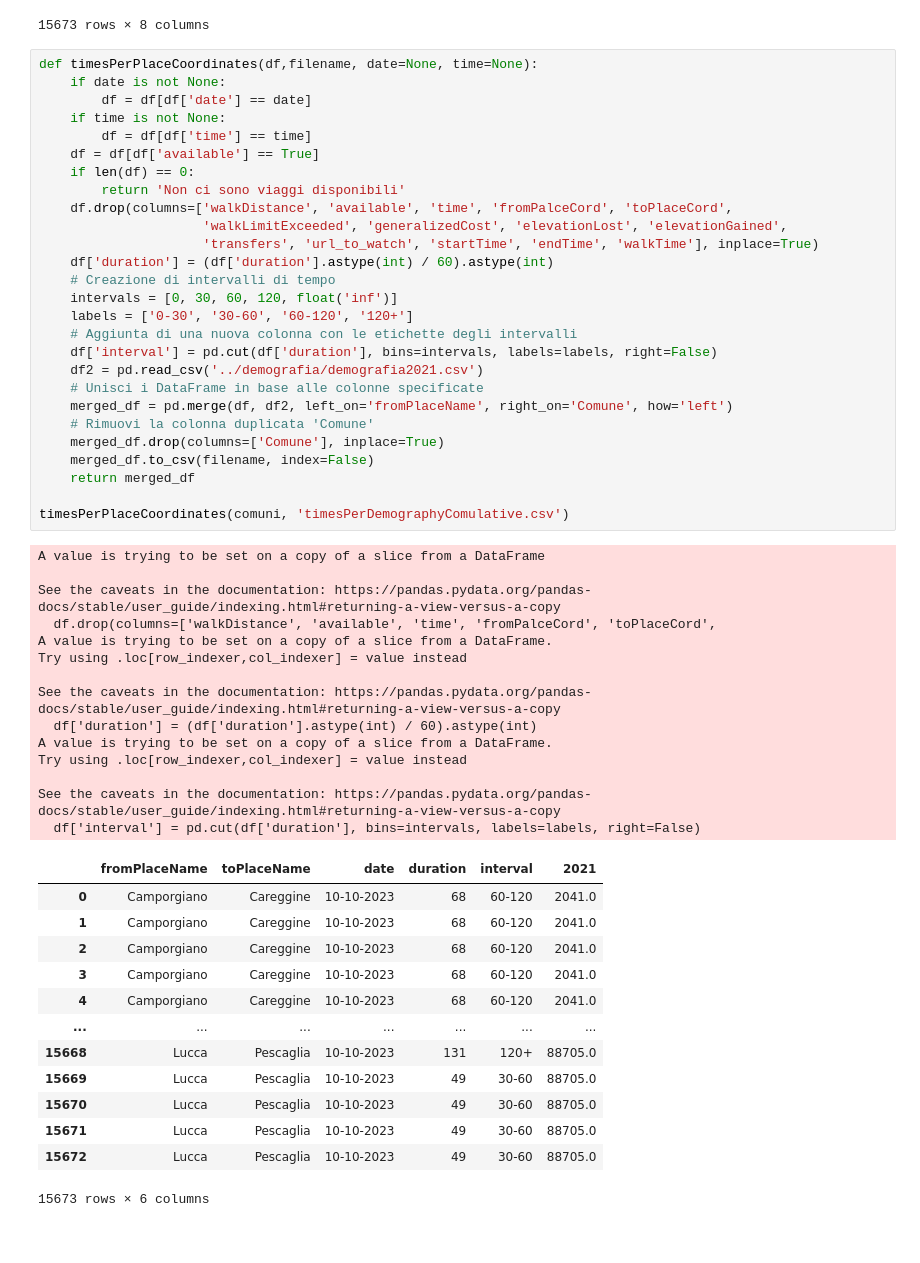
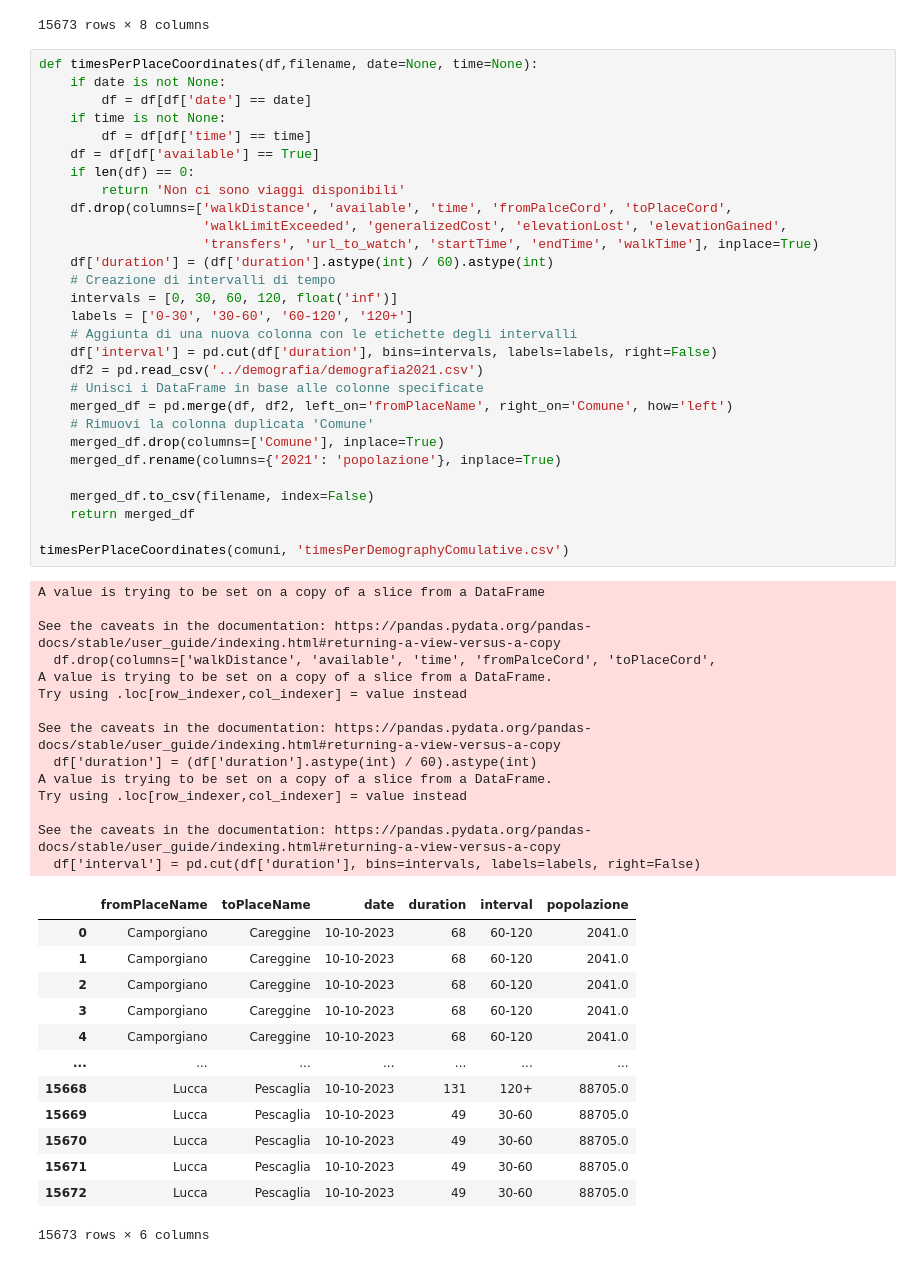
Before and after one commit to bianchi-john/OTPBorghi, a Jupyter notebook: histogram or scatterplot/histogram or scatterplot.ipynb, the cells around one changed output. Cells and saved outputs as stored; diff of their text form.

Commit message:
rename column in dataframe

```diff
--- a/histogram or scatterplot/histogram or scatterplot.ipynb
+++ b/histogram or scatterplot/histogram or scatterplot.ipynb
@@ -123,34 +123,36 @@ def timesPerPlaceCoordinates(df,filename, date=None, time=None):
     df['duration'] = (df['duration'].astype(int) / 60).astype(int)
     # Creazione di intervalli di tempo
     intervals = [0, 30, 60, 120, float('inf')]
     labels = ['0-30', '30-60', '60-120', '120+']
     # Aggiunta di una nuova colonna con le etichette degli intervalli
     df['interval'] = pd.cut(df['duration'], bins=intervals, labels=labels, right=False)
     df2 = pd.read_csv('../demografia/demografia2021.csv')
     # Unisci i DataFrame in base alle colonne specificate
     merged_df = pd.merge(df, df2, left_on='fromPlaceName', right_on='Comune', how='left')
     # Rimuovi la colonna duplicata 'Comune'
     merged_df.drop(columns=['Comune'], inplace=True)
+    merged_df.rename(columns={'2021': 'popolazione'}, inplace=True)
+
     merged_df.to_csv(filename, index=False)
     return merged_df
 
 timesPerPlaceCoordinates(comuni, 'timesPerDemographyComulative.csv')
 # %% [output]
 A value is trying to be set on a copy of a slice from a DataFrame
 
 See the caveats in the documentation: https://pandas.pydata.org/pandas-docs/stable/user_guide/indexing.html#returning-a-view-versus-a-copy
   df.drop(columns=['walkDistance', 'available', 'time', 'fromPalceCord', 'toPlaceCord',
 A value is trying to be set on a copy of a slice from a DataFrame.
 Try using .loc[row_indexer,col_indexer] = value instead
 
 See the caveats in the documentation: https://pandas.pydata.org/pandas-docs/stable/user_guide/indexing.html#returning-a-view-versus-a-copy
   df['duration'] = (df['duration'].astype(int) / 60).astype(int)
 A value is trying to be set on a copy of a slice from a DataFrame.
 Try using .loc[row_indexer,col_indexer] = value instead
 
 See the caveats in the documentation: https://pandas.pydata.org/pandas-docs/stable/user_guide/indexing.html#returning-a-view-versus-a-copy
   df['interval'] = pd.cut(df['duration'], bins=intervals, labels=labels, right=False)
-|  | fromPlaceName | toPlaceName | date | duration | interval | 2021 |
+|  | fromPlaceName | toPlaceName | date | duration | interval | popolazione |
 | 0 | Camporgiano | Careggine | 10-10-2023 | 68 | 60-120 | 2041.0 |
 | 1 | Camporgiano | Careggine | 10-10-2023 | 68 | 60-120 | 2041.0 |
 | 2 | Camporgiano | Careggine | 10-10-2023 | 68 | 60-120 | 2041.0 |
```
Also changed, not shown: 1 other file.
